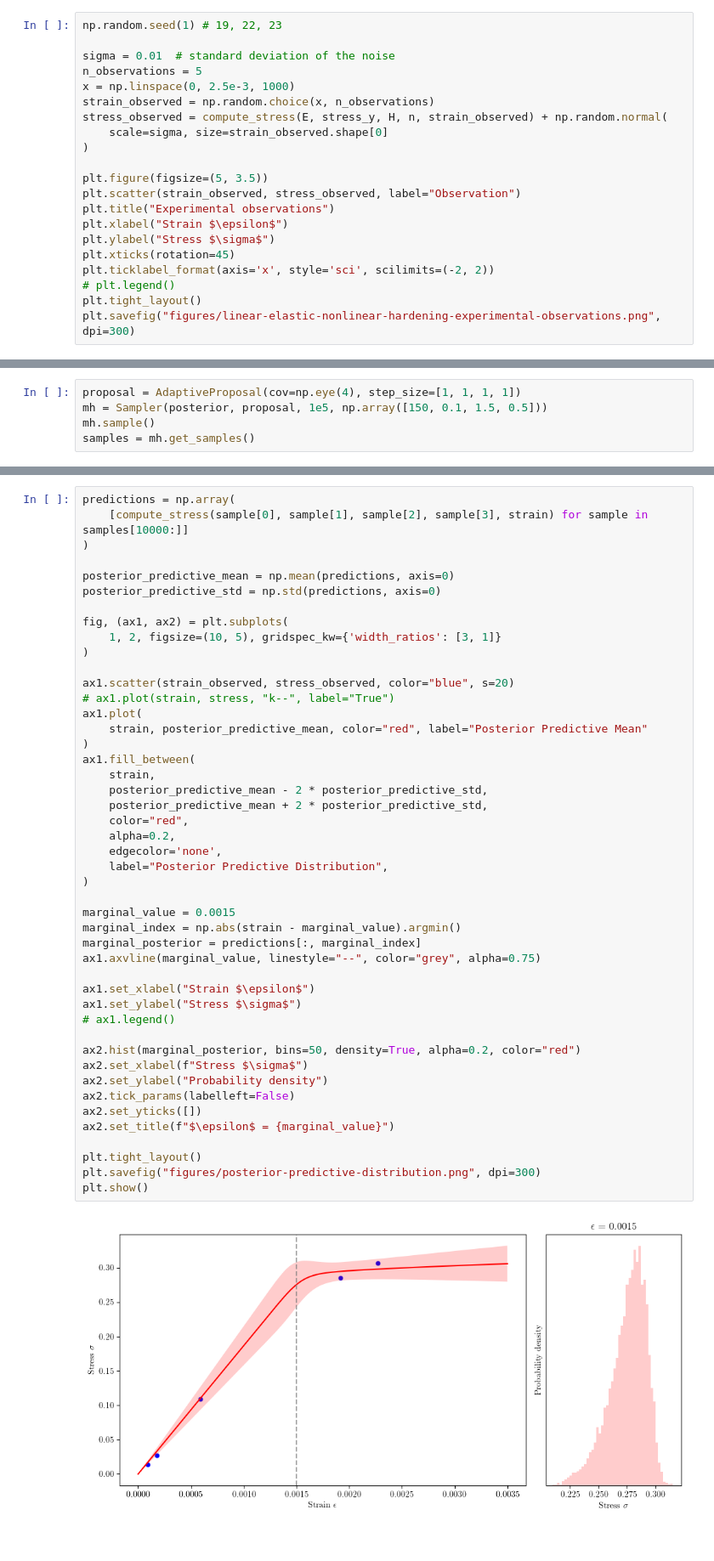
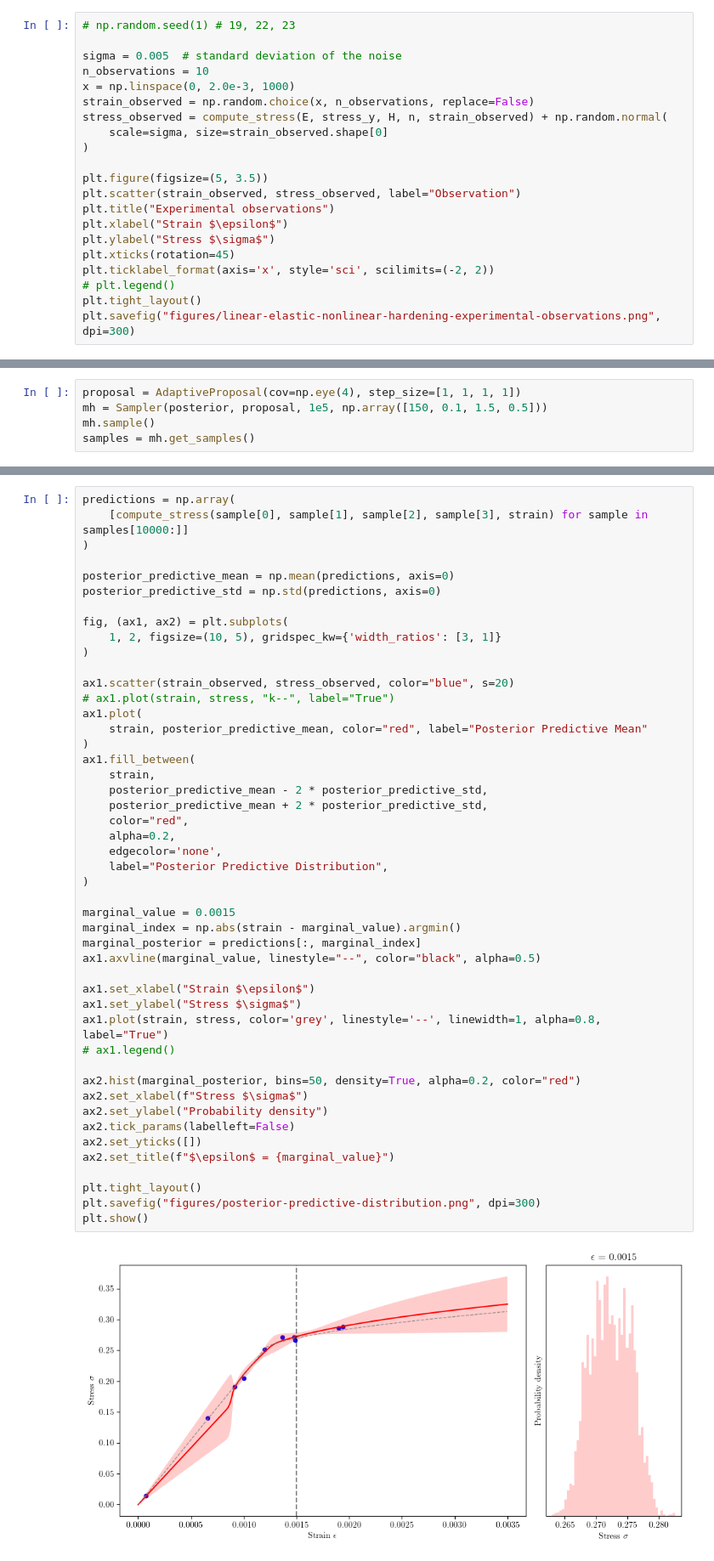
Before and after one commit to mark-hobbs/articles, a Jupyter notebook: bayesian-inference/linear-elasticity-nonlinear-hardening.ipynb, the cells around one changed output, grey strips where cells are left out. Shown at 85% size. Saved outputs shown, nothing was run; the diff lists cells and outputs as text.

Commit message:
Updated figures

```diff
--- a/bayesian-inference/linear-elasticity-nonlinear-hardening.ipynb
+++ b/bayesian-inference/linear-elasticity-nonlinear-hardening.ipynb
@@ -143,12 +143,12 @@ class LinearElasticNonlinearHardening(BaseModel):
 # %% [markdown]
 ## 2. Genererating synthetic data
 # %%
-np.random.seed(1) # 19, 22, 23
+# np.random.seed(1) # 19, 22, 23
 
-sigma = 0.01  # standard deviation of the noise
-n_observations = 5
-x = np.linspace(0, 2.5e-3, 1000)
-strain_observed = np.random.choice(x, n_observations)
+sigma = 0.005  # standard deviation of the noise
+n_observations = 10
+x = np.linspace(0, 2.0e-3, 1000)
+strain_observed = np.random.choice(x, n_observations, replace=False)
 stress_observed = compute_stress(E, stress_y, H, n, strain_observed) + np.random.normal(
     scale=sigma, size=strain_observed.shape[0]
 )
@@ -636,35 +636,36 @@ ax1.plot(
 )
 ax1.fill_between(
     strain,
     posterior_predictive_mean - 2 * posterior_predictive_std,
     posterior_predictive_mean + 2 * posterior_predictive_std,
     color="red",
     alpha=0.2,
     edgecolor='none',
     label="Posterior Predictive Distribution",
 )
 
 marginal_value = 0.0015
 marginal_index = np.abs(strain - marginal_value).argmin()
 marginal_posterior = predictions[:, marginal_index]
-ax1.axvline(marginal_value, linestyle="--", color="grey", alpha=0.75)
+ax1.axvline(marginal_value, linestyle="--", color="black", alpha=0.5)
 
 ax1.set_xlabel("Strain $\epsilon$")
 ax1.set_ylabel("Stress $\sigma$")
+ax1.plot(strain, stress, color='grey', linestyle='--', linewidth=1, alpha=0.8, label="True")
 # ax1.legend()
 
 ax2.hist(marginal_posterior, bins=50, density=True, alpha=0.2, color="red")
 ax2.set_xlabel(f"Stress $\sigma$")
 ax2.set_ylabel("Probability density")
 ax2.tick_params(labelleft=False)
 ax2.set_yticks([])
 ax2.set_title(f"$\epsilon$ = {marginal_value}")
 
 plt.tight_layout()
 plt.savefig("figures/posterior-predictive-distribution.png", dpi=300)
 plt.show()
 # %% [output]
-[figure, old version]
+[figure, new version]
 # %%
 fig, ((ax1, ax2), (ax3, ax4)) = plt.subplots(2, 2, figsize=(12, 7.5))
 
```
Also changed, not shown: parts of 6 cells of this notebook, 11 other files.
